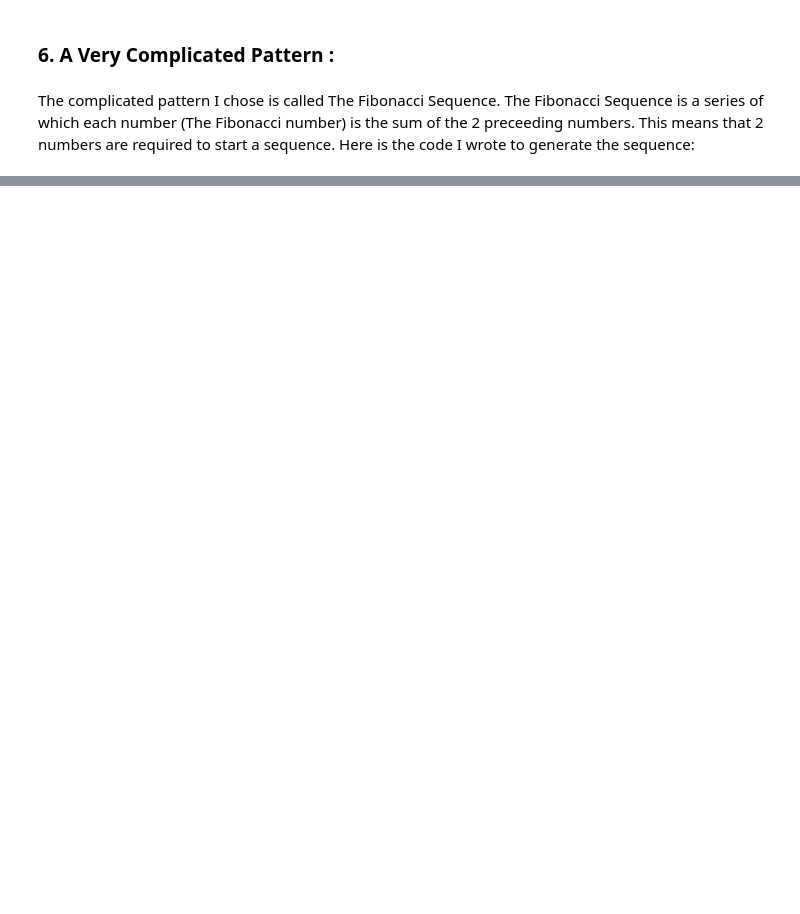
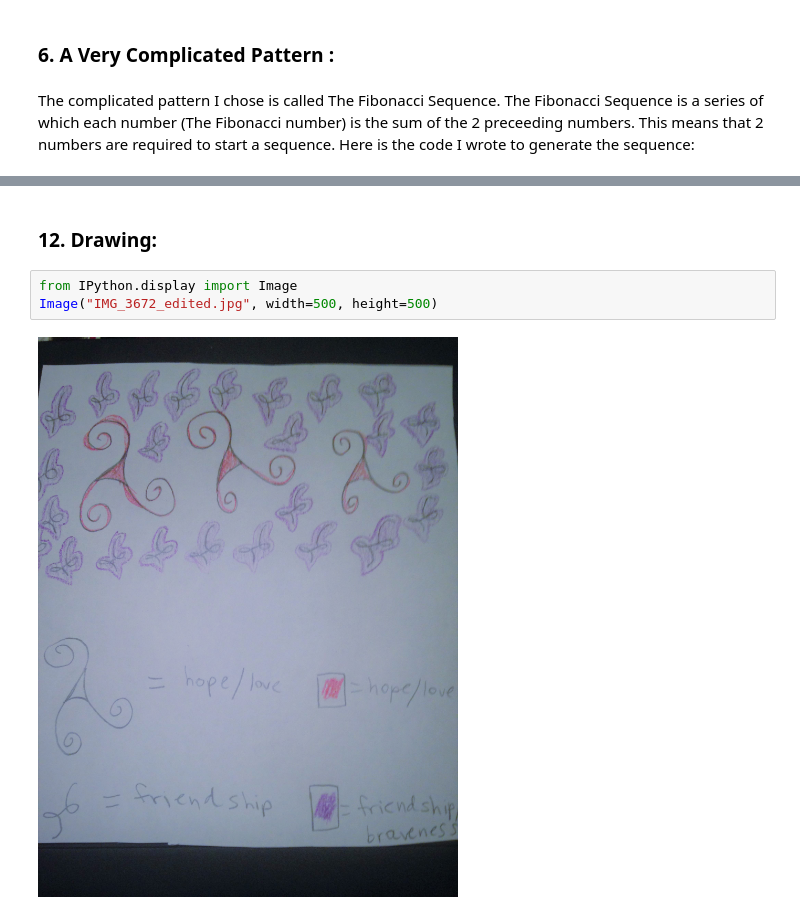
Before and after one commit to disney-lover/number-project-tutone, a Jupyter notebook: TheNumberProject.ipynb, the cells around one changed output, grey strips where cells are left out. Drawn from its saved outputs; the diff is of its cells as text; blank space fills up the shorter version.

```diff
--- a/TheNumberProject.ipynb
+++ b/TheNumberProject.ipynb
@@ -57,0 +128,7 @@ The code above needs 3 inputs - 2 numbers that are needed to start the sequence,
+# %% [markdown]
+### 12.  Drawing:
+# %%
+from IPython.display import Image
+Image("IMG_3672_edited.jpg", width=500, height=500)
+# %% [output]
+[figure, added]
```
Also changed, not shown: parts of 19 cells of this notebook, 2 other files.
